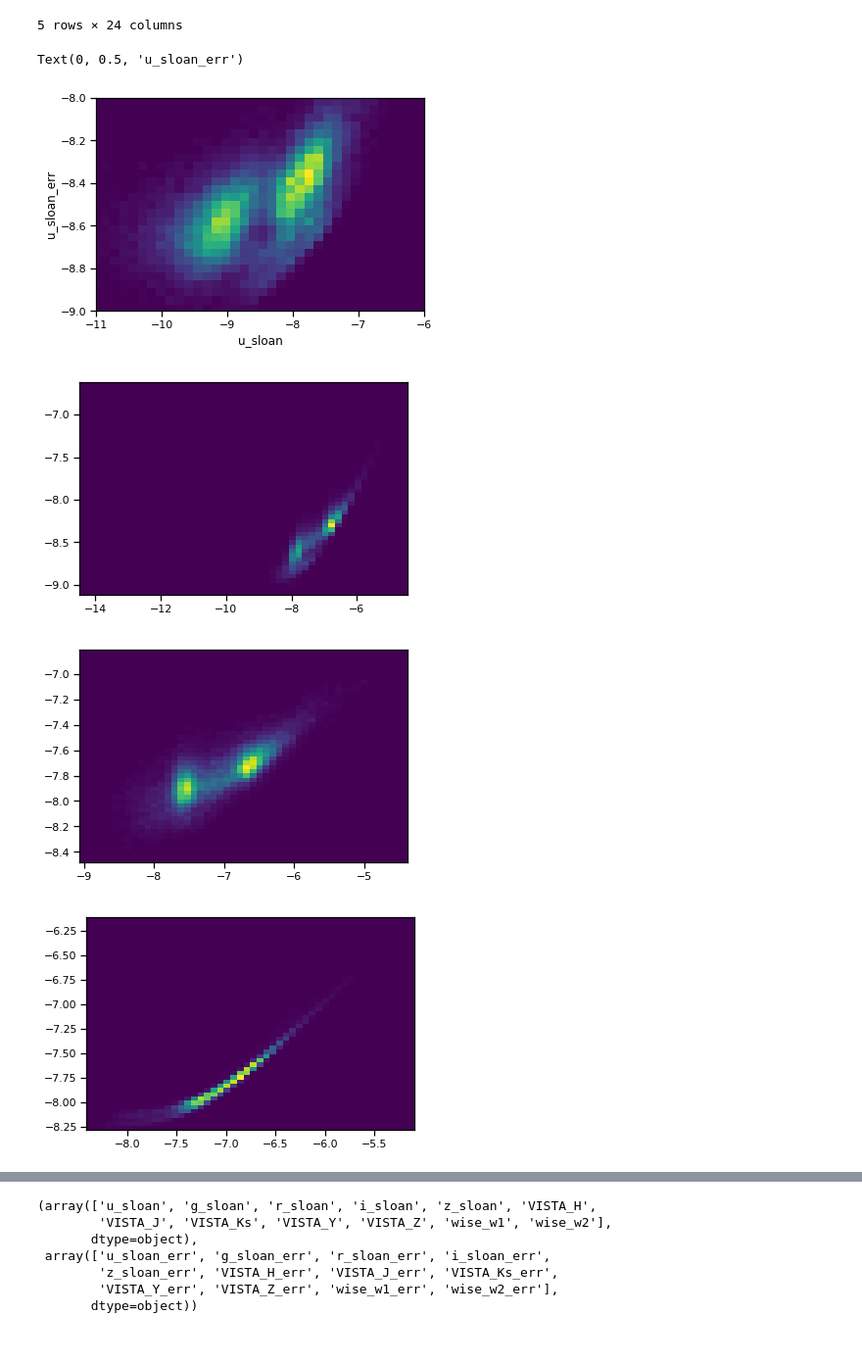
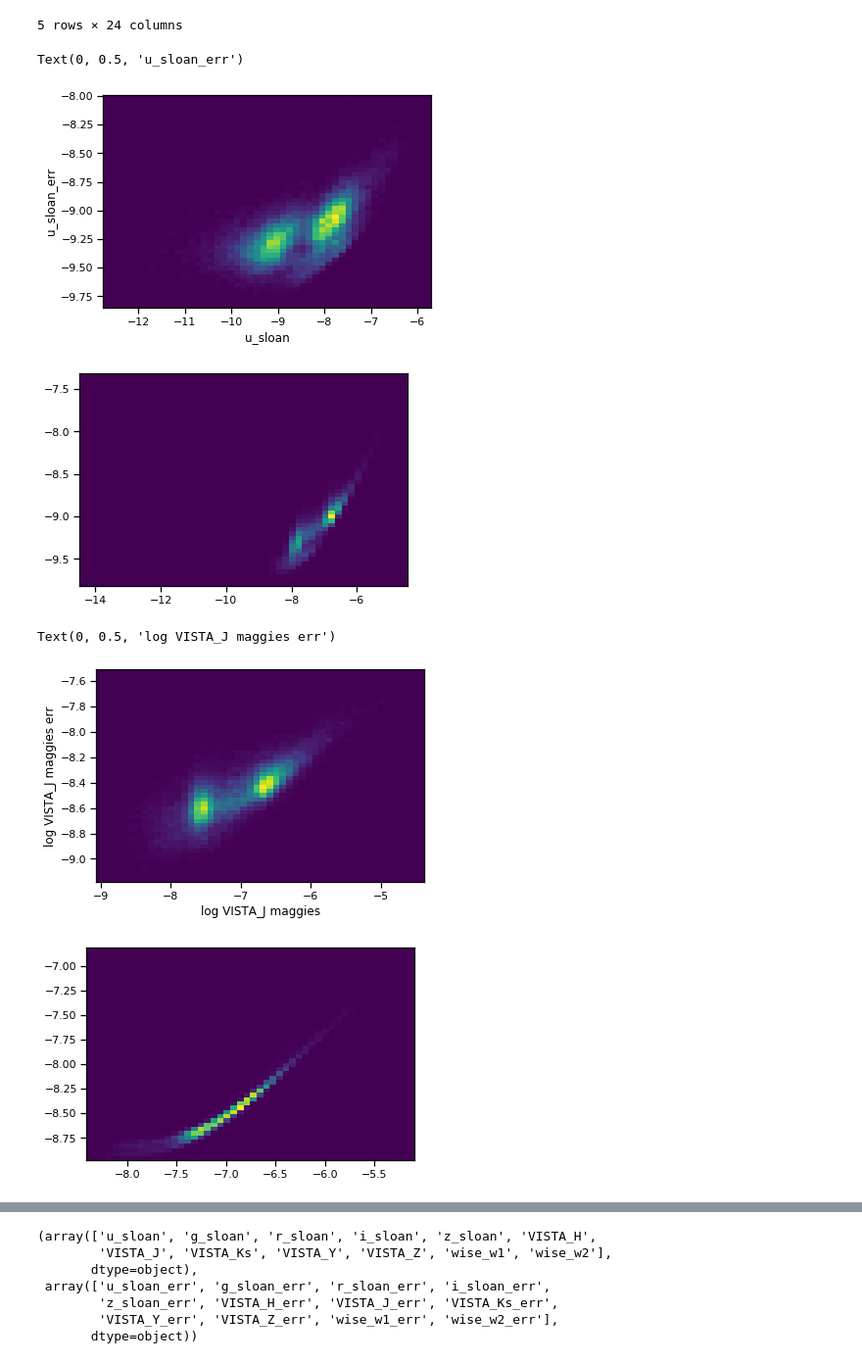
Before and after one commit to mwalmsley/agnfinder, a Jupyter notebook: notebooks/data_exploration/covariance.ipynb, the cells around one changed output, grey strips where cells are left out. Shown at 98% size. Cells and saved outputs as stored; diff of their text form; code cells hidden in the pictures.

```diff
--- a/notebooks/data_exploration/covariance.ipynb
+++ b/notebooks/data_exploration/covariance.ipynb
@@ -17,7 +17,7 @@ from agnfinder import photometry_to_table
 
 from sklearn.covariance import GraphicalLasso, GraphicalLassoCV, MinCovDet, EmpiricalCovariance
 # %%
-DATA_ROOT='/media/mike/internal/agnfinder'
+DATA_ROOT='/media/mike/beta/agnfinder'
 # %%
 parquet_loc = os.path.join(DATA_ROOT, 'cpz_paper_sample_week3.parquet')
 # %%
@@ -47,4 +47,4 @@ array(['id', 'alpha', 'delta', 'redshift', 'hclass', 'hquality',
        'class_opt_b_0_case_III', 'class_opt_b_1_case_III',
        'class_opt_b_2_case_III', 'class_opt_b_3_case_III'], dtype=object)
 # %%
-reliable_df = photometry_to_table.get_table(df, reliable=True, errors=True)
+reliable_df = photometry_to_table.get_table(df, reliable=False, errors=True)
@@ -74,3 +57,5 @@ reliable_df.to_parquet()
+# %%
+reliable_df = reliable_df.dropna(how='any')
 # %%
 reliable_df.head(5)
 # %% [output]
@@ -83,25 +68,28 @@ reliable_df.head(5)
 5 rows × 24 columns
 # %%
 plt.hist2d(np.log10(reliable_df['u_sloan']), np.log10(reliable_df['u_sloan_err']), bins=[50, 50])
-plt.xlim([-11, -6])
-plt.ylim([-9, -8])
+# plt.xlim([-11, -6])
+# plt.ylim([-9, -8])
 plt.xlabel('u_sloan')
 plt.ylabel('u_sloan_err')
 # %% [output]
 Text(0, 0.5, 'u_sloan_err')
-[figure, old version]
+[figure, new version]
 # %%
 _ = plt.hist2d(np.log10(reliable_df['i_sloan']), np.log10(reliable_df['i_sloan_err']), bins=[50, 50])
 # %% [output]
-[figure, old version]
+[figure, new version]
 # %%
 _ = plt.hist2d(np.log10(reliable_df['VISTA_J']), np.log10(reliable_df['VISTA_J_err']), bins=[50, 50])
+plt.xlabel('log VISTA_J maggies')
+plt.ylabel('log VISTA_J maggies err')
 # %% [output]
+Text(0, 0.5, 'log VISTA_J maggies err')
-[figure, old version]
+[figure, new version]
 # %%
 _ = plt.hist2d(np.log10(reliable_df['wise_w1']), np.log10(reliable_df['wise_w1_err']), bins=[50, 50])
 # %% [output]
-[figure, old version]
+[figure, new version]
 # %%
 h, x, y, im = plt.hist2d(np.log10(reliable_df['wise_w2']), np.log10(reliable_df['wise_w2_err']), bins=[50, 50])
 # %% [output]
```
Also changed, not shown: parts of 26 cells of this notebook, 10 other files.
